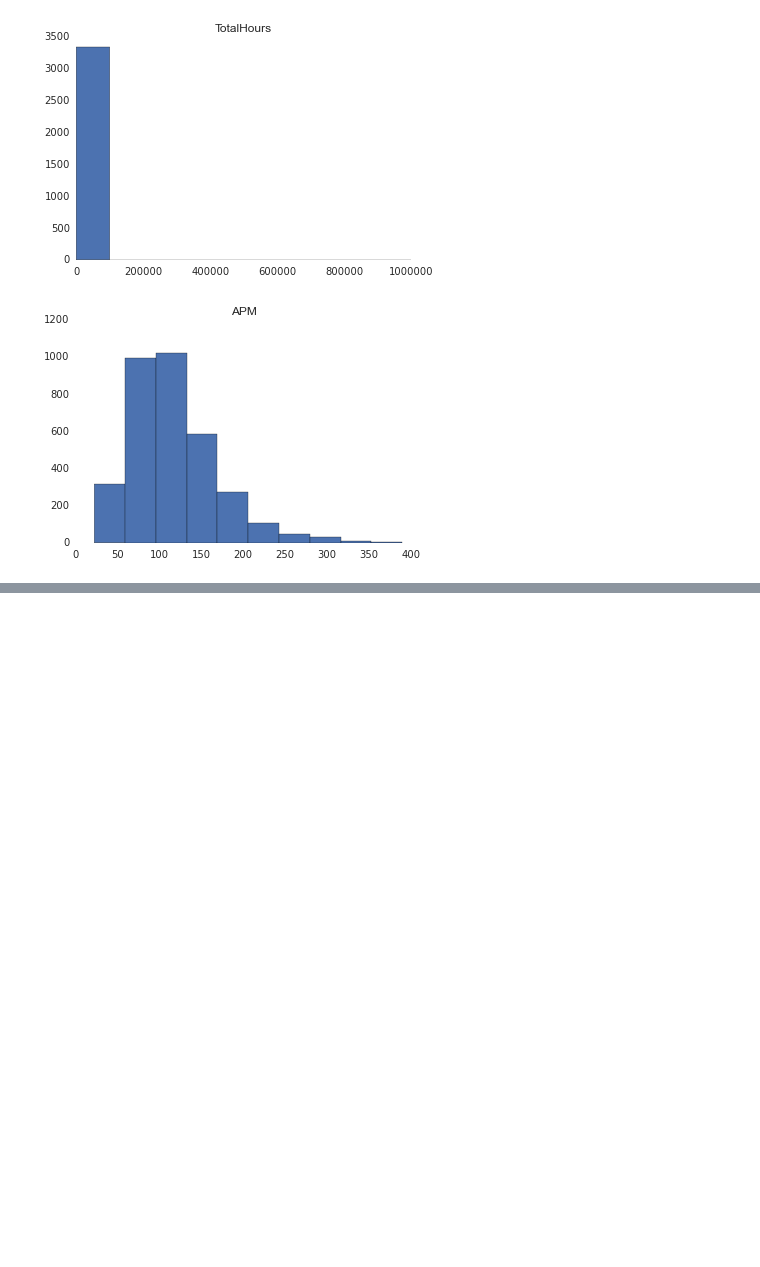
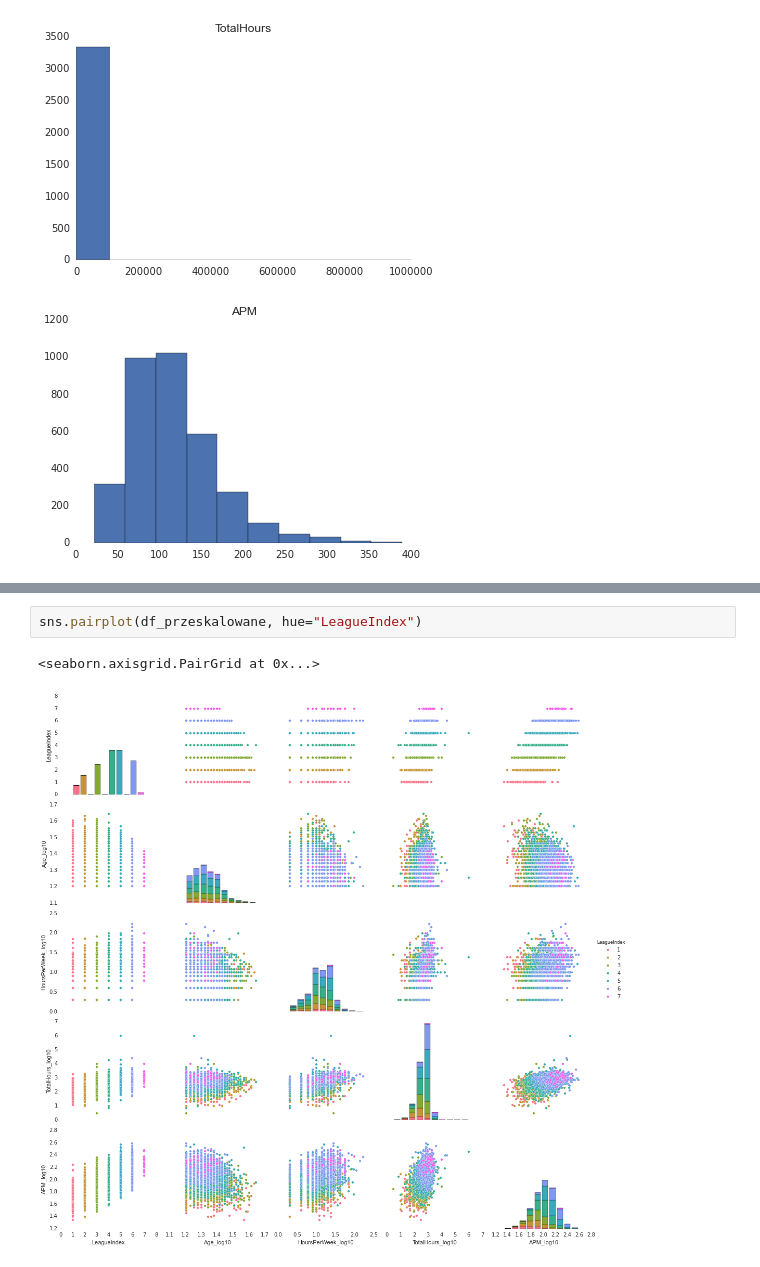
Before and after one commit to DELabUW/szkola-letnia-2015, a Jupyter notebook: zajecia/dzien3_regresja.ipynb, the cells around one changed output, grey strips where cells are left out. Cells and saved outputs as stored; diff of their text form; blank space fills up the shorter version.

```diff
--- a/zajecia/dzien3_regresja.ipynb
+++ b/zajecia/dzien3_regresja.ipynb
@@ -97,0 +127,5 @@ for col in df_some:
+# %%
+sns.pairplot(df_przeskalowane, hue="LeagueIndex")
+# %% [output]
+<seaborn.axisgrid.PairGrid at 0x...>
+[figure, added]
```
Also changed, not shown: parts of 18 cells of this notebook, 1 other file.
